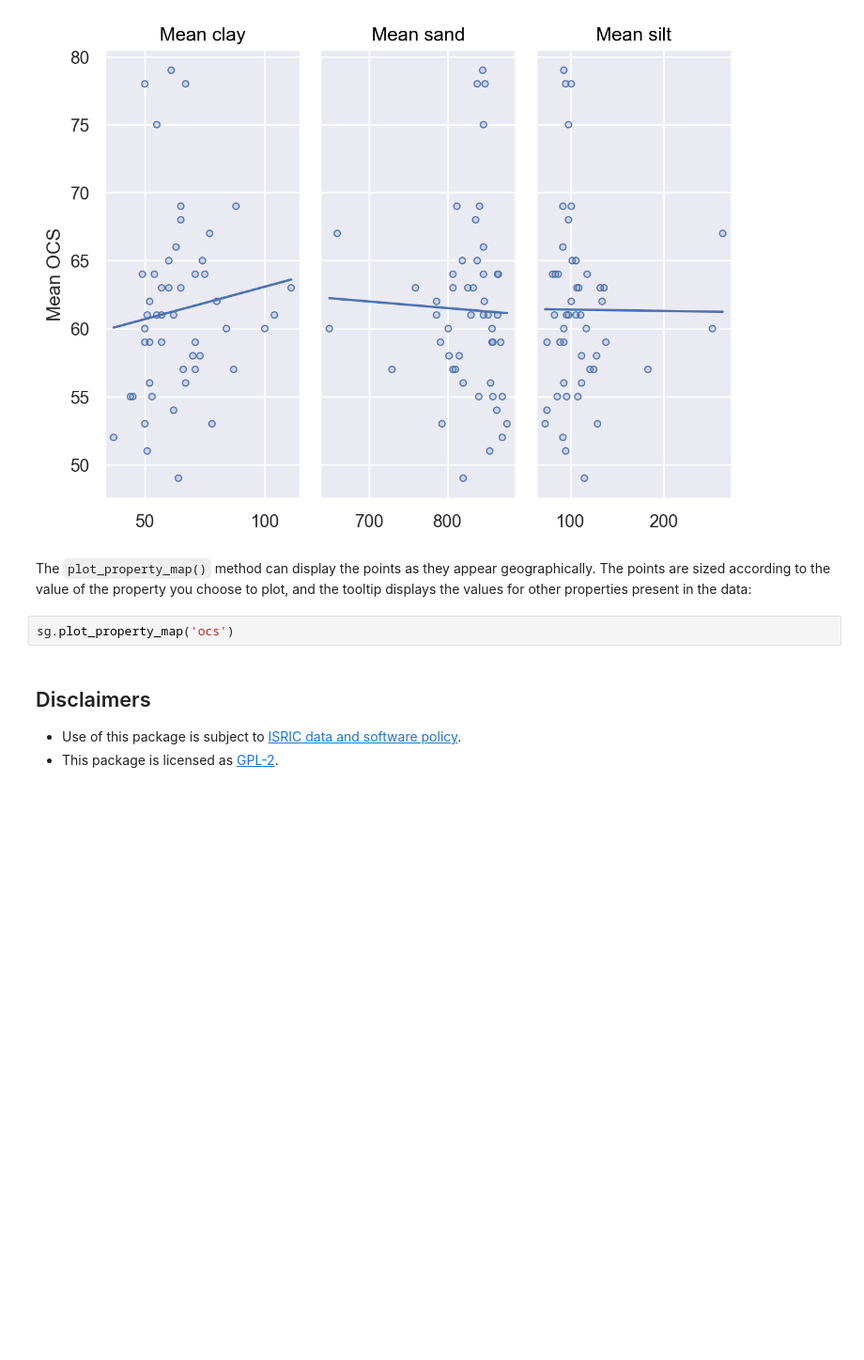
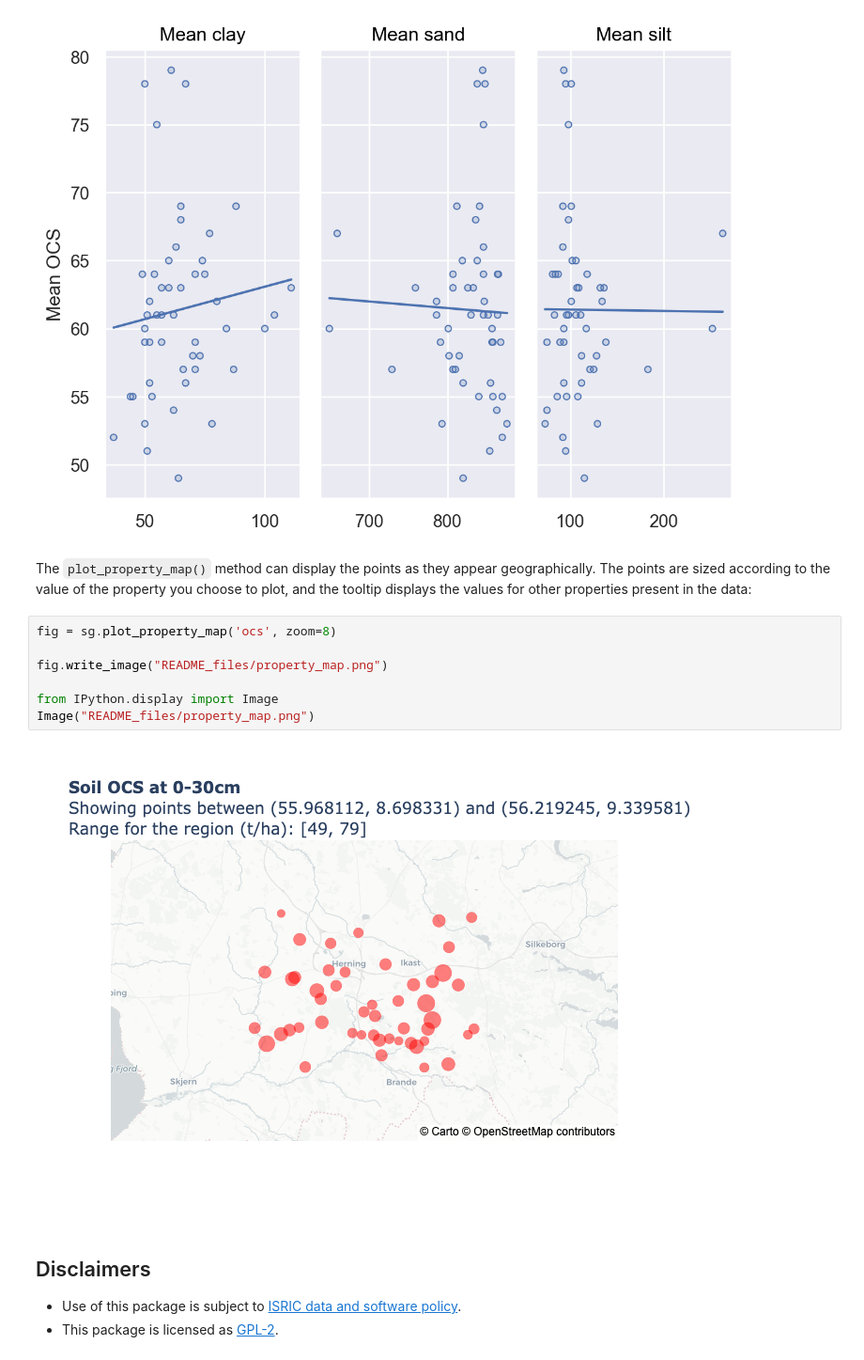
Before and after one commit to wurli/soilgrids, a Jupyter notebook: README.ipynb, the cells around one changed output. Shown at 94% size. Drawn from its saved outputs; the diff is of its cells as text; blank space fills up the shorter version.

```diff
--- a/README.ipynb
+++ b/README.ipynb
@@ -184,8 +185,15 @@ The `plot_property_map()` method can display the points as they appear
 geographically. The points are sized according to the value of the property
 you choose to plot, and the tooltip displays the values for other properties
 present in the data:
-# %%
-sg.plot_property_map('ocs')
+# %%
+fig = sg.plot_property_map('ocs', zoom=8)
+
+fig.write_image("README_files/property_map.png")
+
+from IPython.display import Image
+Image("README_files/property_map.png")
+# %% [output]
+[figure, added]
 # %% [markdown]
 ## Disclaimers
 
```
Also changed, not shown: parts of 1 cell of this notebook, 5 other files.
